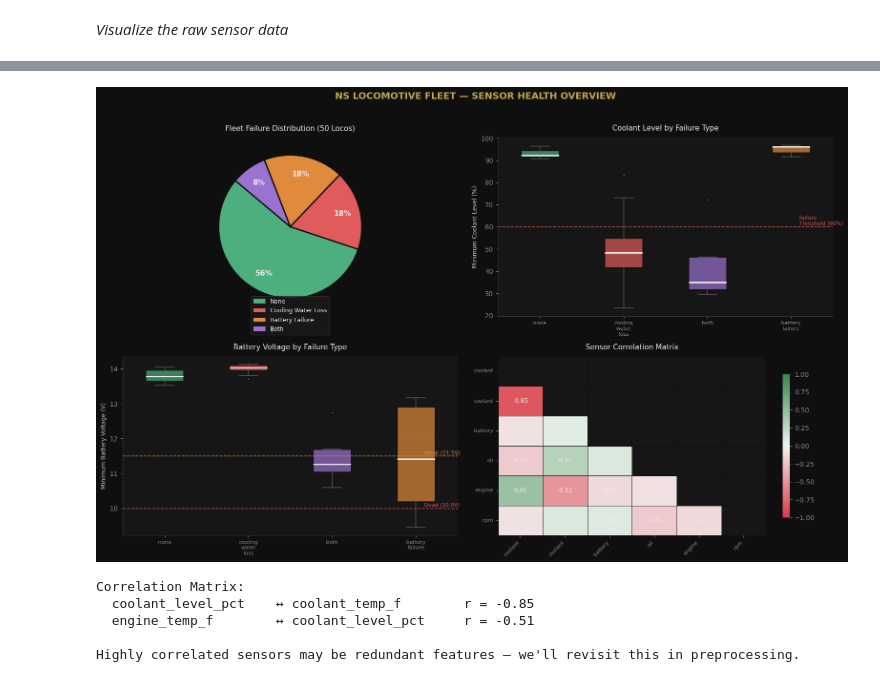
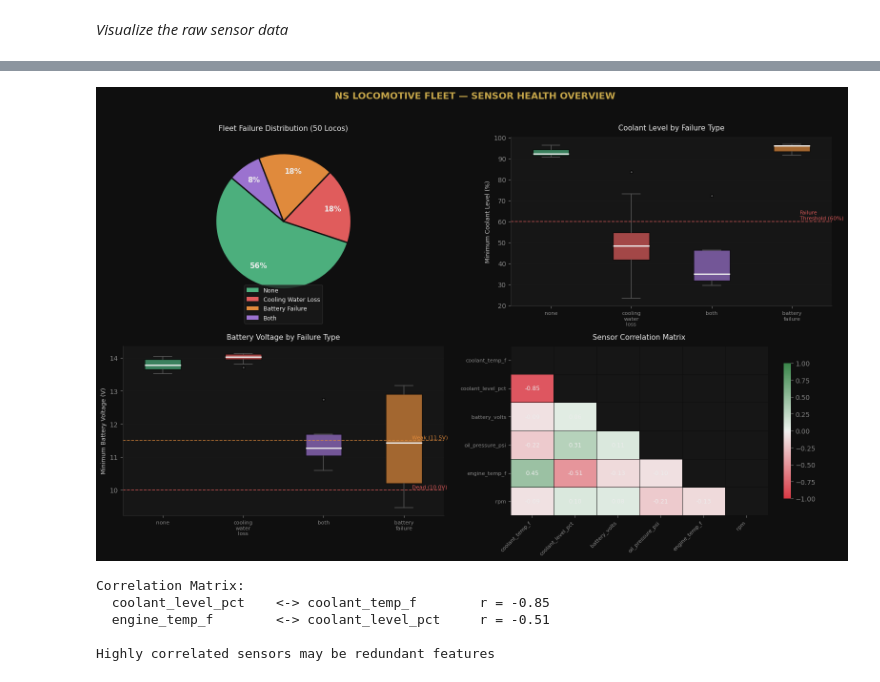
Before and after one commit to restjohnson/ns_railroad_time_series, a Jupyter notebook: time_series.ipynb, the cells around one changed output, grey strips where cells are left out. Cells and saved outputs as stored; diff of their text form; code cells hidden in the pictures.

```diff
--- a/time_series.ipynb
+++ b/time_series.ipynb
@@ -246,39 +242,39 @@ ax.set_xticks(range(1, len(order)+1))
 ax.set_xticklabels([o.replace('_','\n') for o in order], fontsize=8)
 ax.set_ylabel('Minimum Battery Voltage (V)', fontsize=9)
 ax.set_title('Battery Voltage by Failure Type', fontsize=11, color=WHITE, pad=10)
 ax.grid(axis='y', alpha=0.4)
 
 #Heatmap: sensor correlations
 ax = axes[1, 1]
 sensor_cols = ['coolant_temp_f','coolant_level_pct','battery_volts',
                'oil_pressure_psi','engine_temp_f','rpm']
 corr = df[sensor_cols].corr()
 mask = np.triu(np.ones_like(corr, dtype=bool))
 sns.heatmap(corr, mask=mask, cmap=sns.diverging_palette(10,133,as_cmap=True),
             vmax=1, vmin=-1, center=0, annot=True, fmt='.2f',
             annot_kws={'size':9,'color':WHITE},
             linewidths=0.5, linecolor='#0F0F0F',
             cbar_kws={'shrink':0.8}, ax=ax)
-ax.set_xticklabels([s.split('_')[0] for s in sensor_cols], fontsize=8, rotation=45, ha='right')
-ax.set_yticklabels([s.split('_')[0] for s in sensor_cols], fontsize=8, rotation=0)
+ax.set_xticklabels([s for s in sensor_cols], fontsize=8, rotation=45, ha='right')
+ax.set_yticklabels([s for s in sensor_cols], fontsize=8, rotation=0)
 ax.set_title('Sensor Correlation Matrix', fontsize=11, color=WHITE, pad=10)
 
 plt.tight_layout(rect=[0, 0, 1, 0.97])
 plt.show()
 
 # KEY INSIGHT
 print('Correlation Matrix:')
 high_corr = [(sensor_cols[i], sensor_cols[j], round(corr.iloc[i,j],2))
              for i in range(len(sensor_cols))
              for j in range(i)
              if abs(corr.iloc[i,j]) > 0.5]
 for a, b, v in sorted(high_corr, key=lambda x: -abs(x[2])):
     print(f'  {a:20s} <-> {b:20s}  r = {v}')
-print('\nHighly correlated sensors may be redundant features — we\'ll revisit this in preprocessing.')
+print('\nHighly correlated sensors may be redundant features')
 # %% [output]
-[figure, old version]
+[figure, new version]
 Correlation Matrix:
-  coolant_level_pct    ↔ coolant_temp_f        r = -0.85
-  engine_temp_f        ↔ coolant_level_pct     r = -0.51
+  coolant_level_pct    <-> coolant_temp_f        r = -0.85
+  engine_temp_f        <-> coolant_level_pct     r = -0.51
 
-Highly correlated sensors may be redundant features — we'll revisit this in preprocessing.
+Highly correlated sensors may be redundant features
```
Also changed, not shown: parts of 8 cells of this notebook.
